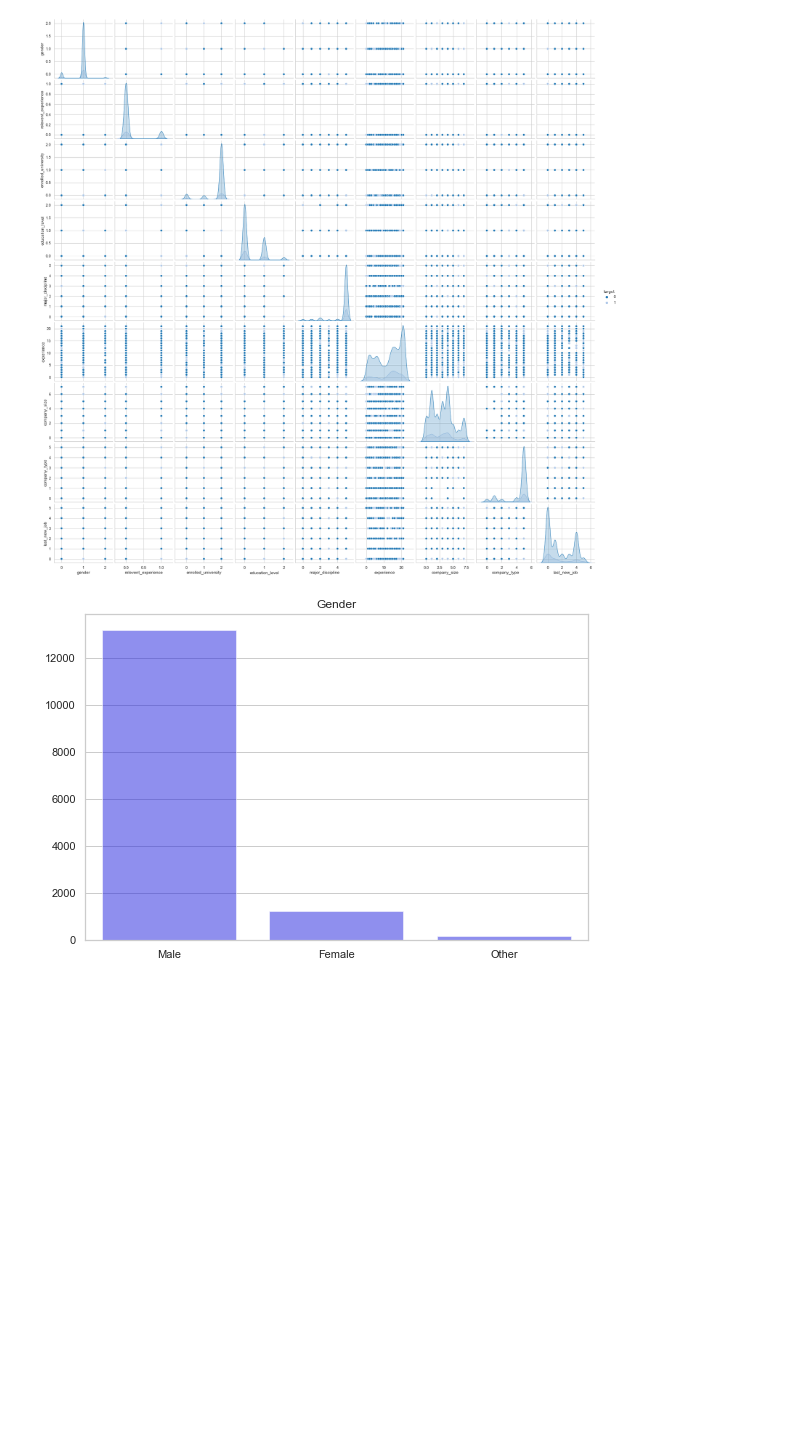
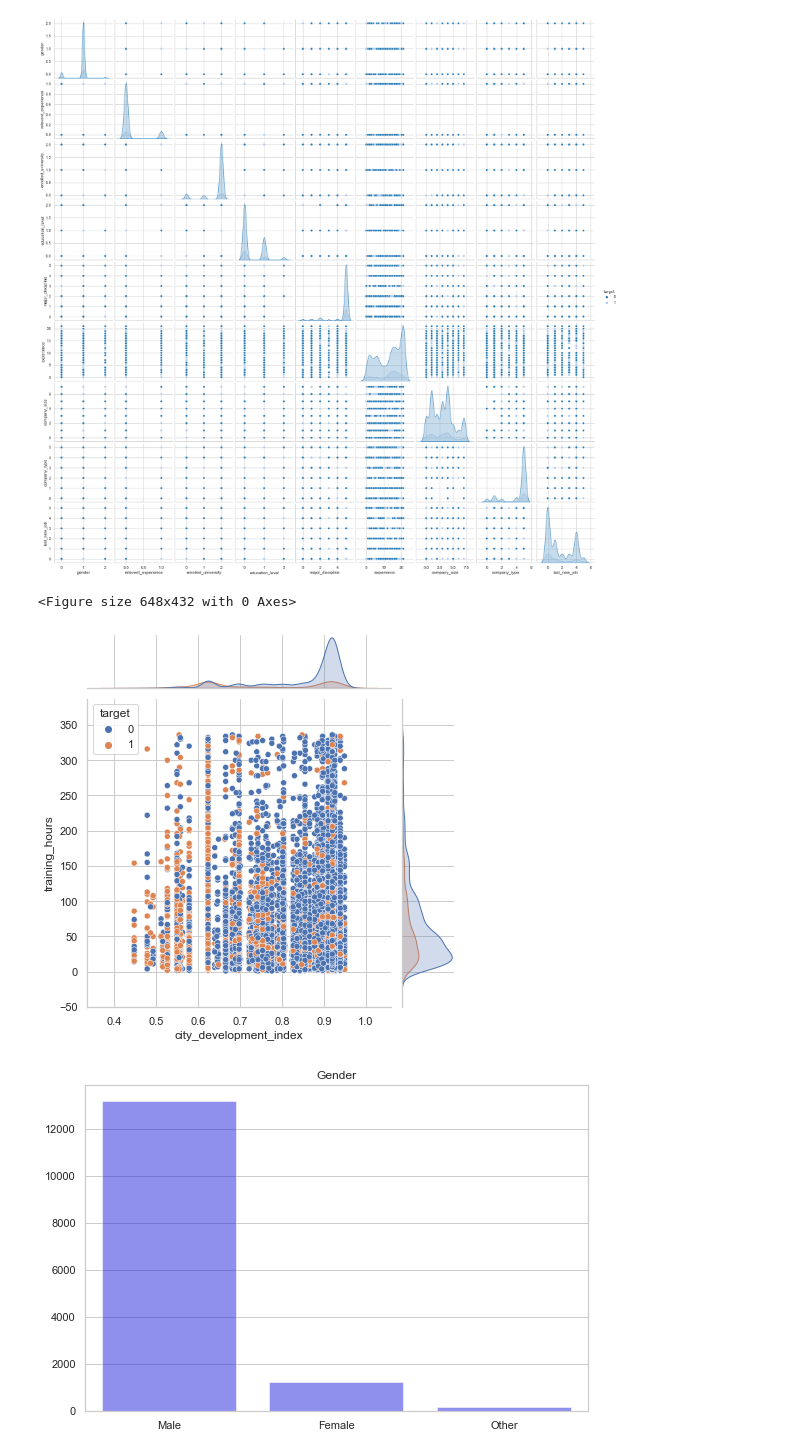
Before and after one commit to Xiajiruo/HR-Analytics-Job-Change-of-Data-Scientists, a Jupyter notebook: hr.ipynb, the cells around one changed output. Drawn from its saved outputs; the diff is of its cells as text; code cells hidden in the pictures; blank space fills up the shorter version.

```diff
--- a/hr.ipynb
+++ b/hr.ipynb
@@ -182,3 +188,9 @@ sns.residplot(x="city_development_index",y="target", data=df_train)
+# %%
+plt.figure(figsize=[9,6])
+sns.jointplot(data=df_train, x="city_development_index", y="training_hours", hue='target',color='skyblue');
+# %% [output]
+<Figure size 648x432 with 0 Axes>
+[figure, added]
 # %%
 def transfer_cat_type(train, test, cat=cat):
     """transfer data type to categoical data, the function return datasets which are categorical values."""
```
Also changed, not shown: parts of 10 cells of this notebook.
